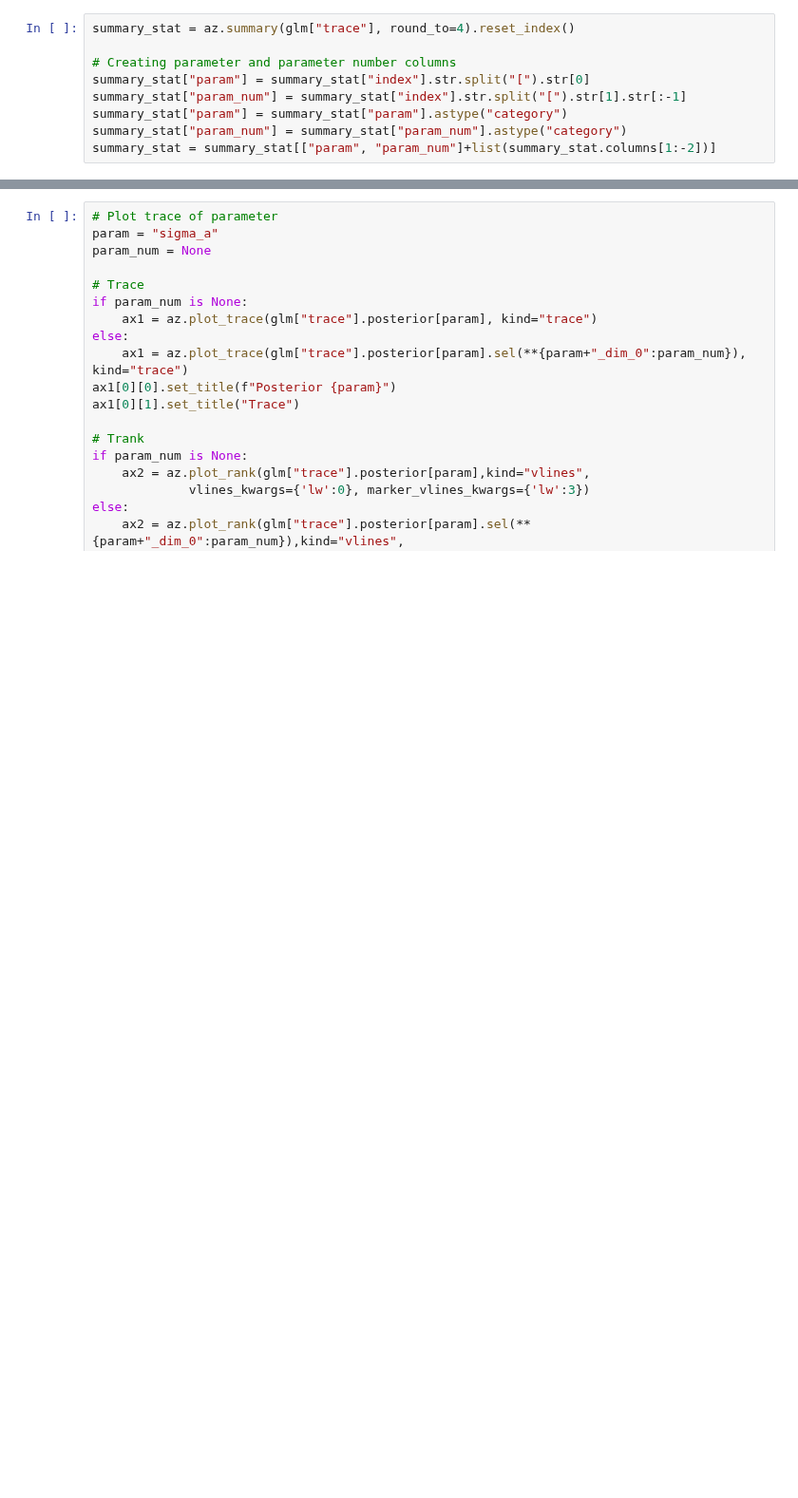
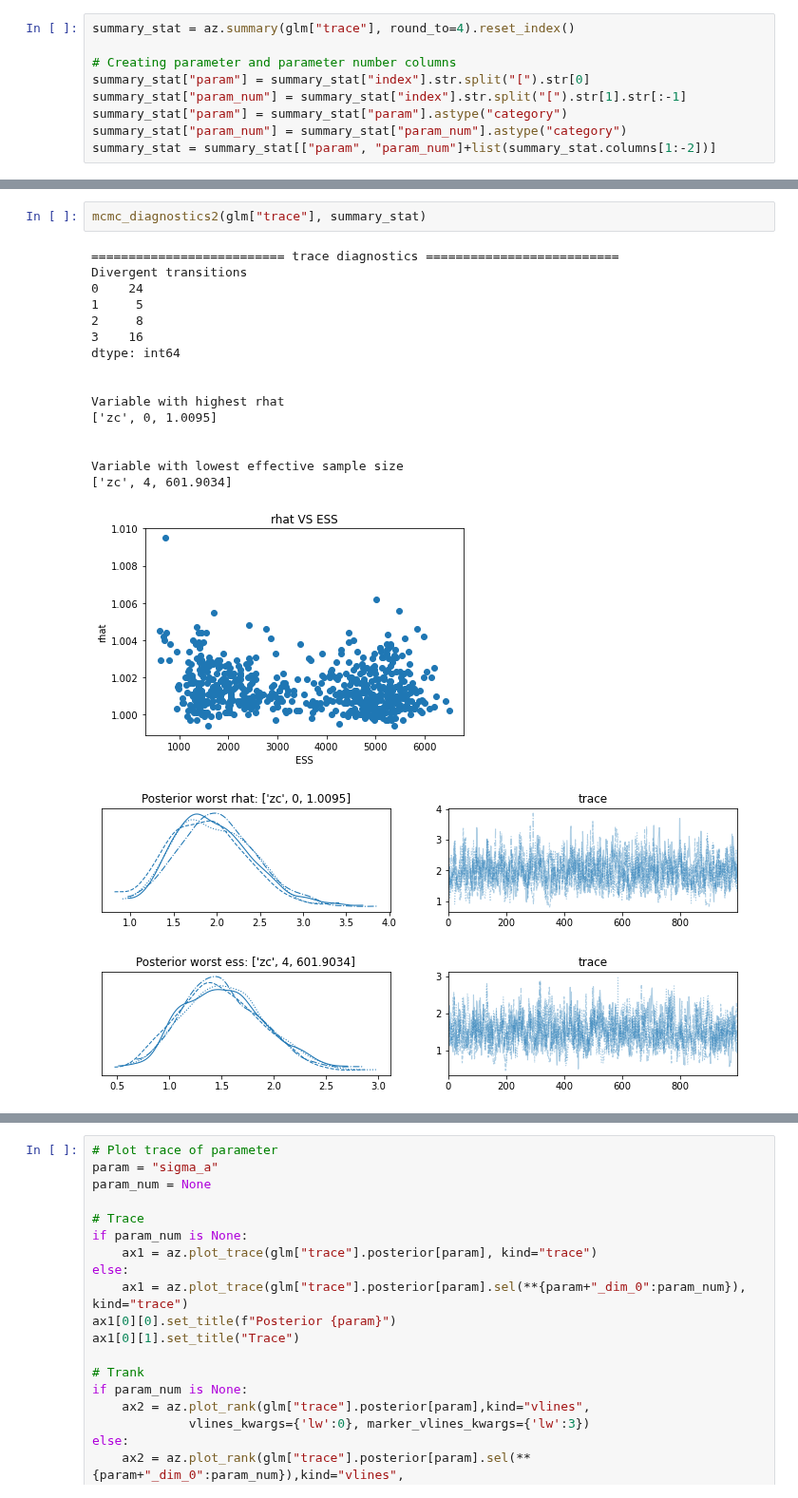
Before and after one commit to imrogerjiang/bayesian-inference-topic-measures, a Jupyter notebook: Model Comparison.ipynb, the cells around one changed output, grey strips where cells are left out. Shown at 95% size. Saved outputs shown, nothing was run; the diff lists cells and outputs as text; blank space fills up the shorter version.

```diff
--- a/Model Comparison.ipynb
+++ b/Model Comparison.ipynb
@@ -391,0 +333,21 @@ Variable with lowest effective sample size
+# %%
+mcmc_diagnostics2(glm["trace"], summary_stat)
+# %% [output]
+========================== trace diagnostics ==========================
+Divergent transitions
+0    24
+1     5
+2     8
+3    16
+dtype: int64
+
+
+Variable with highest rhat
+['zc', 0, 1.0095]
+
+
+Variable with lowest effective sample size
+['zc', 4, 601.9034]
+[figure, added]
+[figure, added]
+[figure, added]
```
Also changed, not shown: parts of 32 cells of this notebook.
